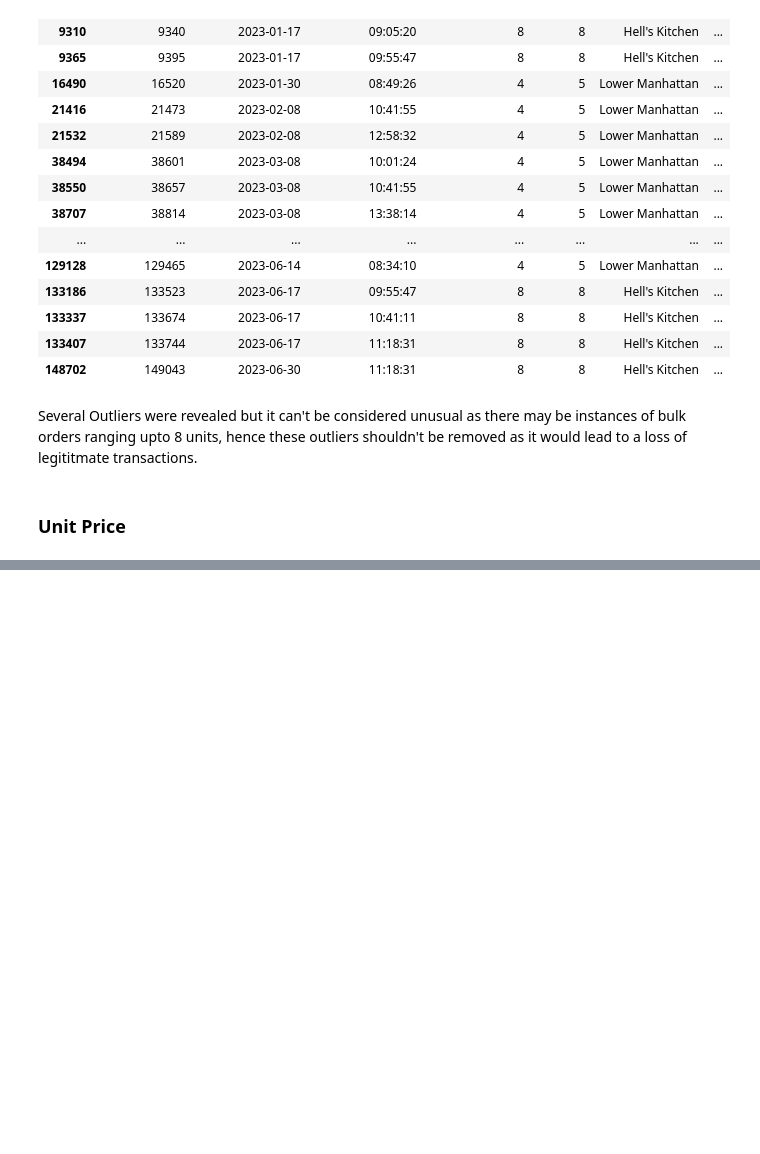
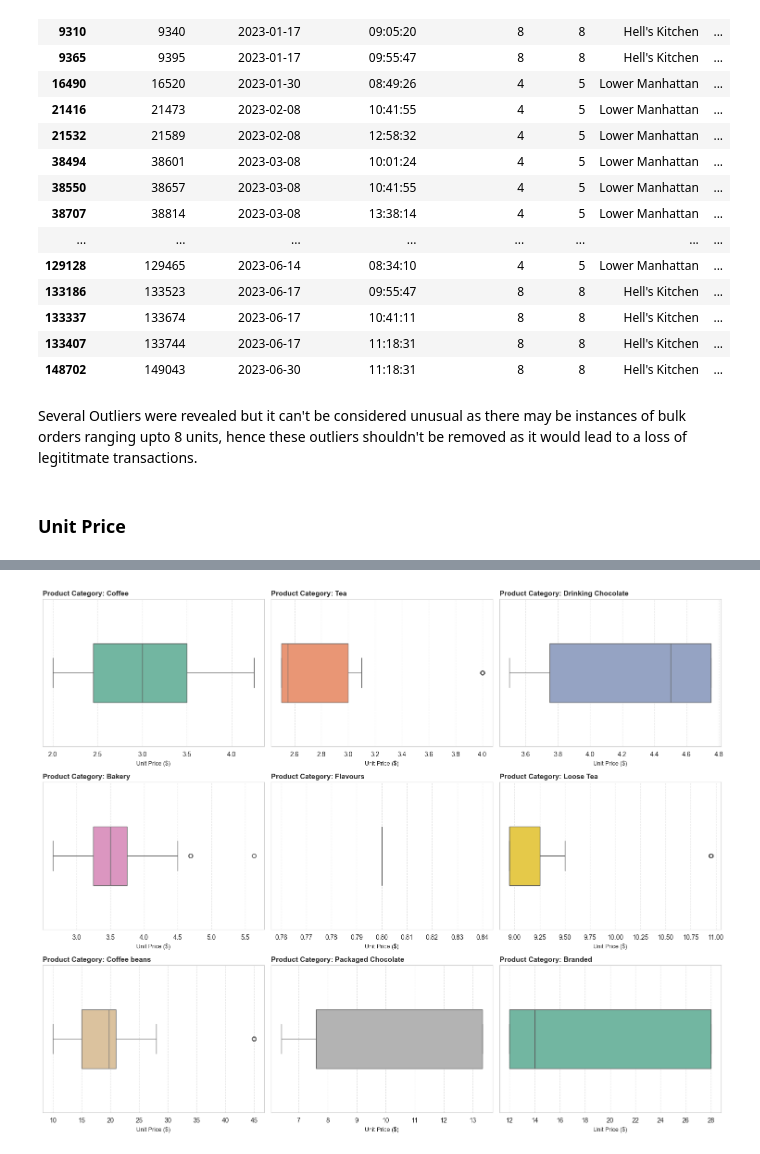
Before and after one commit to adeeb20241760/Coffee-Shop-Sales-Management-System-Project, a Jupyter notebook: data_investigation.ipynb, the cells around one changed output, grey strips where cells are left out. Drawn from its saved outputs; the diff is of its cells as text; code cells hidden in the pictures; blank space fills up the shorter version.

Commit message:
feat: add outlier check for 'unit_price'
Ensures there aren't any bogus prices entered. 'unit_price' was grouped by 'product_category' as prices differ drastically across them

```diff
--- a/data_investigation.ipynb
+++ b/data_investigation.ipynb
@@ -177,0 +192,33 @@ Several Outliers were revealed but it can't be considered unusual as there may b
+# %%
+categories = coffee_sales['product_category'].unique()
+fig, axes = plt.subplots(nrows=3, ncols=3, figsize=(15, 12), sharex=False)
+axes_flat = axes.flatten()  # Flatten the 2D array of axes for easy iteration
+sns.set_style('whitegrid')
+
+for i, cat in enumerate(categories):
+    # Filter data for just this category
+    cat_data = coffee_sales[coffee_sales['product_category'] == cat]
+
+    # Plot horizontal boxplot on the specific subplot row
+    sns.boxplot(
+        data=cat_data,
+        x='unit_price',
+
+        ax=axes_flat[i],
+        color=sns.color_palette('Set2')[i % 8],
+        width=0.4
+    )
+
+    # Aesthetic adjustments for each subplot
+    axes_flat[i].set_title(f'Product Category: {cat}', fontsize=11, fontweight='bold', loc='left')
+    axes_flat[i].set_xlabel('Unit Price ($)', fontsize=9)
+    axes_flat[i].set_ylabel('') # Clear Y label since the title states the category
+    axes_flat[i].grid(axis='x', linestyle='--', alpha=0.5)
+
+#Prevent overlapping between different subplot rows
+plt.tight_layout()
+
+# Show the plot
+plt.show()
+# %% [output]
+[figure, added]
```
Also changed, not shown: parts of 3 cells of this notebook.
